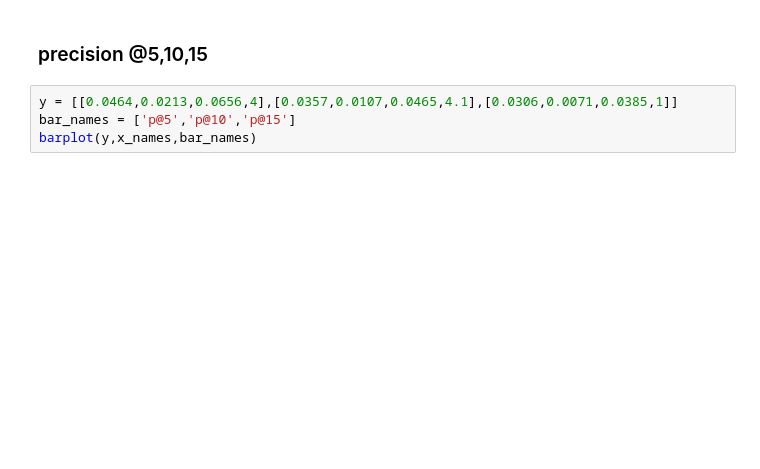
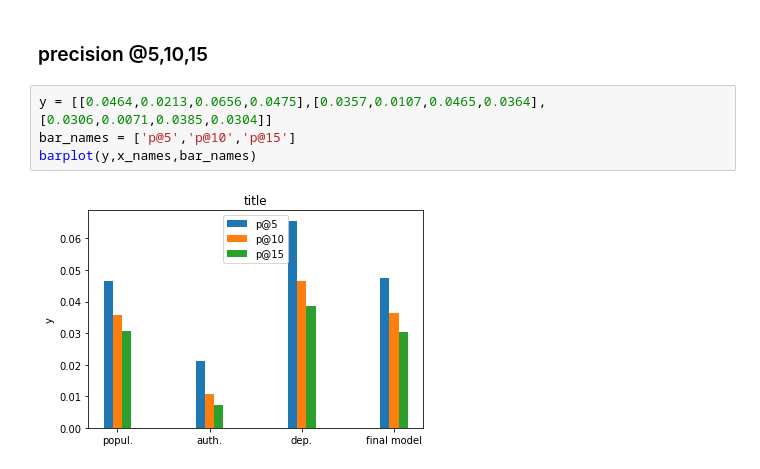
Before and after one commit to amakarewicz/RecommenderSystem, a Jupyter notebook: Piotr/model/Kamila_test_model/plots_n_data.ipynb, the cells around one changed output. Drawn from its saved outputs; the diff is of its cells as text; blank space fills up the shorter version.

```diff
--- a/Piotr/model/Kamila_test_model/plots_n_data.ipynb
+++ b/Piotr/model/Kamila_test_model/plots_n_data.ipynb
@@ -19,6 +29,8 @@ barplot(y,x_names,bar_names)
 # %% [markdown]
 ### precision @5,10,15
 # %%
-y = [[0.0464,0.0213,0.0656,4],[0.0357,0.0107,0.0465,4.1],[0.0306,0.0071,0.0385,1]]
+y = [[0.0464,0.0213,0.0656,0.0475],[0.0357,0.0107,0.0465,0.0364],[0.0306,0.0071,0.0385,0.0304]]
 bar_names = ['p@5','p@10','p@15']
 barplot(y,x_names,bar_names)
+# %% [output]
+[figure, added]
```
Also changed, not shown: parts of 4 cells of this notebook, 16 other files.
